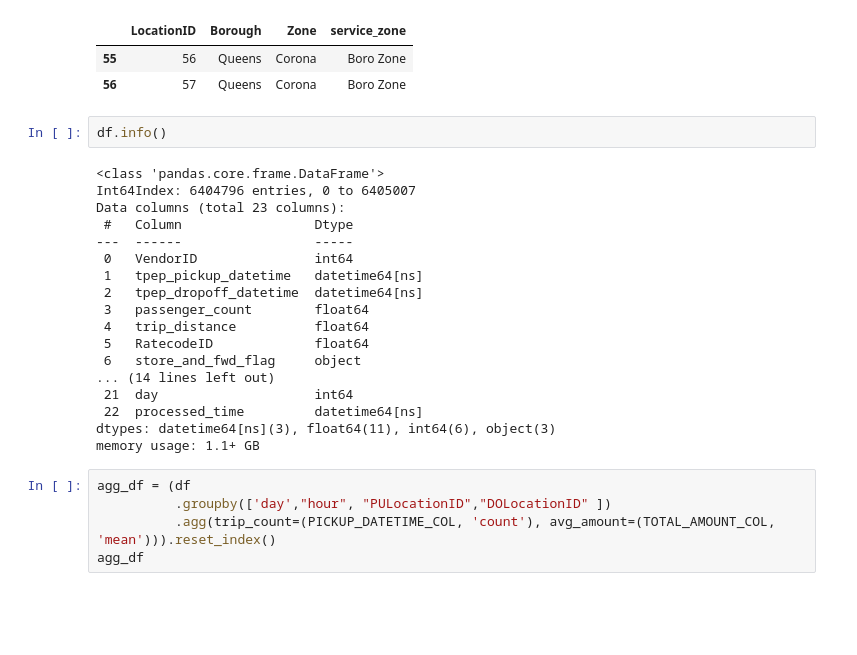
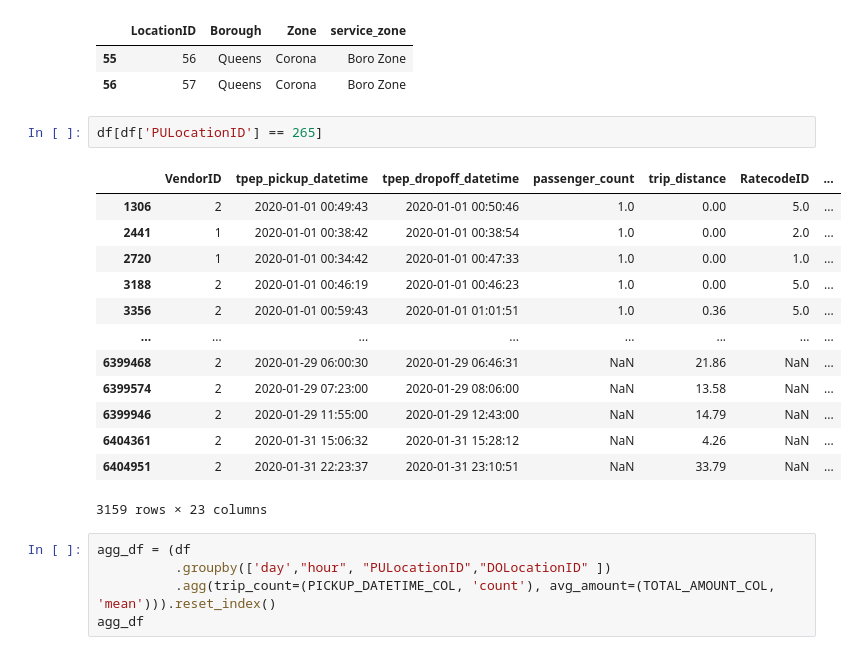
Before and after one commit to yhchan0918/NYC_Taxi_Trip_ETL, a Jupyter notebook: notebook.ipynb, the cells around one changed output. Drawn from its saved outputs; the diff is of its cells as text; blank space fills up the shorter version.

```diff
--- a/notebook.ipynb
+++ b/notebook.ipynb
@@ -93,26 +135,22 @@ display(zone_df[zone_df['Zone'] == "Corona"])
 |  | LocationID | Borough | Zone | service_zone |
 | 55 | 56 | Queens | Corona | Boro Zone |
 | 56 | 57 | Queens | Corona | Boro Zone |
-# %%
-df.info()
-# %% [output]
-<class 'pandas.core.frame.DataFrame'>
-Int64Index: 6404796 entries, 0 to 6405007
-Data columns (total 23 columns):
- #   Column                 Dtype
----  ------                 -----
- 0   VendorID               int64
- 1   tpep_pickup_datetime   datetime64[ns]
- 2   tpep_dropoff_datetime  datetime64[ns]
- 3   passenger_count        float64
- 4   trip_distance          float64
- 5   RatecodeID             float64
- 6   store_and_fwd_flag     object
-... (14 lines left out)
- 21  day                    int64
- 22  processed_time         datetime64[ns]
-dtypes: datetime64[ns](3), float64(11), int64(6), object(3)
-memory usage: 1.1+ GB
+# %%
+df[df['PULocationID'] == 265]
+# %% [output]
+|  | VendorID | tpep_pickup_datetime | tpep_dropoff_datetime | passenger_count | trip_distance | RatecodeID | ... |
+| 1306 | 2 | 2020-01-01 00:49:43 | 2020-01-01 00:50:46 | 1.0 | 0.00 | 5.0 | ... |
+| 2441 | 1 | 2020-01-01 00:38:42 | 2020-01-01 00:38:54 | 1.0 | 0.00 | 2.0 | ... |
+| 2720 | 1 | 2020-01-01 00:34:42 | 2020-01-01 00:47:33 | 1.0 | 0.00 | 1.0 | ... |
+| 3188 | 2 | 2020-01-01 00:46:19 | 2020-01-01 00:46:23 | 1.0 | 0.00 | 5.0 | ... |
+| 3356 | 2 | 2020-01-01 00:59:43 | 2020-01-01 01:01:51 | 1.0 | 0.36 | 5.0 | ... |
+| ... | ... | ... | ... | ... | ... | ... | ... |
+| 6399468 | 2 | 2020-01-29 06:00:30 | 2020-01-29 06:46:31 | NaN | 21.86 | NaN | ... |
+| 6399574 | 2 | 2020-01-29 07:23:00 | 2020-01-29 08:06:00 | NaN | 13.58 | NaN | ... |
+| 6399946 | 2 | 2020-01-29 11:55:00 | 2020-01-29 12:43:00 | NaN | 14.79 | NaN | ... |
+| 6404361 | 2 | 2020-01-31 15:06:32 | 2020-01-31 15:28:12 | NaN | 4.26 | NaN | ... |
+| 6404951 | 2 | 2020-01-31 22:23:37 | 2020-01-31 23:10:51 | NaN | 33.79 | NaN | ... |
+3159 rows × 23 columns
 # %%
 agg_df = (df
           .groupby(['day',"hour", "PULocationID","DOLocationID" ])
```
Also changed, not shown: parts of 14 cells of this notebook, 6 other files.
